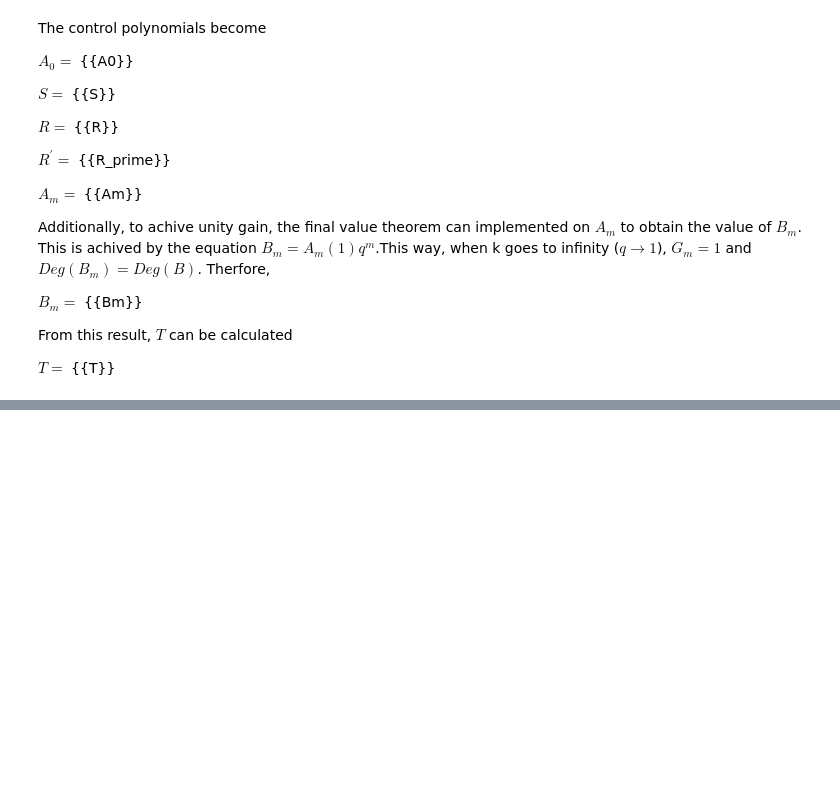
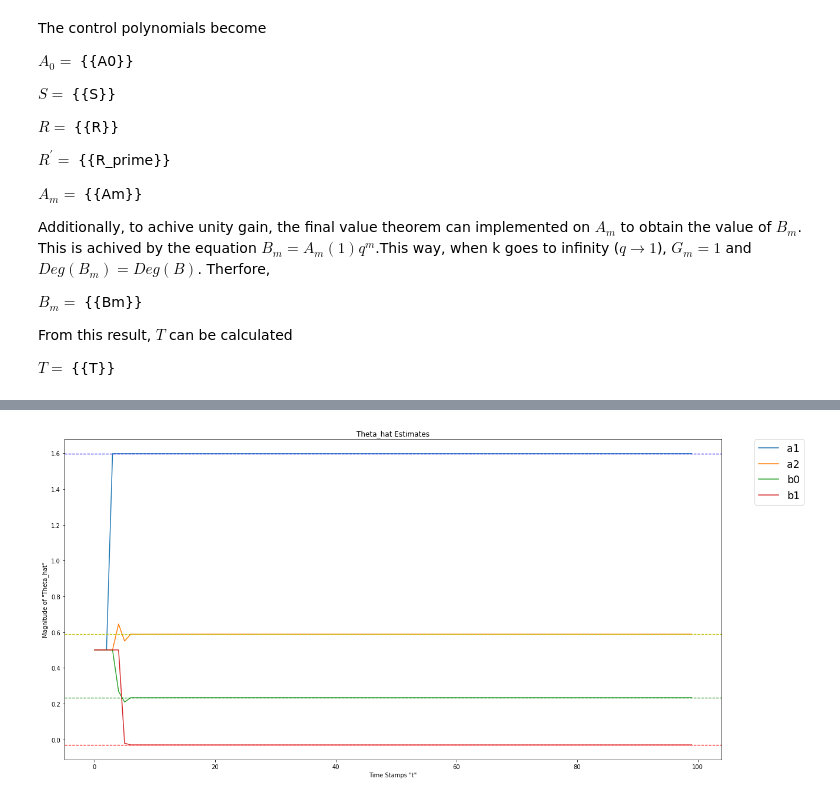
Before and after one commit to cplan082-tech/Adaptive_Control, a Jupyter notebook: assignments/A2/Clive_Plante_hw2.ipynb, the cells around one changed output, grey strips where cells are left out. Cells and saved outputs as stored; diff of their text form; code cells hidden in the pictures; blank space fills up the shorter version.

```diff
--- a/assignments/A2/Clive_Plante_hw2.ipynb
+++ b/assignments/A2/Clive_Plante_hw2.ipynb
@@ -685,0 +758,12 @@ $T =\;${{T}}
+# %%
+TR = simplify(T/R)
+SR = simplify(S/R)
+
+obj_TR = numden_coeff(TR, q)
+obj_SR = numden_coeff(SR, q)
+
+aTR = obj_TR.lst_denum_coeff
+bTR = obj_TR.lst_num_coeff
+
+aSR = obj_SR.lst_denum_coeff
+bSR = obj_SR.lst_num_coeff
@@ -685,0 +786,5 @@ $T =\;${{T}}
+# %%
+u_k, u_k_1, uc_k, y_k, y_k_1, y_k_2 = sp.symbols('u(k) u(k-1) u_{c}(k) y(k) y(k-1) y(k-2)')
+
+uk = -u_k_1*aTR[1] + uc_k*bTR[0] - y_k*bSR[0] - y_k_1*bSR[1]
+uk
@@ -685,0 +793,79 @@ $T =\;${{T}}
+# %%
+# Tunable components vvvvvvvvvvvvvvvvvvvvvvvvvvvvvvvv
+sample_depth = 100
+starting_samples = 2
+
+# starting estimate for plant parameters
+est = 0.5
+
+lam = 1 # forgeting factor lambda
+
+# model parameters
+a_m1 = -0.2707
+a_m2 = 0.01832
+
+# true plant parameters
+a_1 = -0.503215
+a_2 = 0.0497871
+b_0 = 1.59831
+b_1 = 0.587984
+
+r_1_p = b_1
+s_0_p = (-a_1 + a_m1)
+s_1_p = (-a_2 + a_m2)
+
+theta0 = np.array([b_0, r_1_p, s_0_p, s_1_p]).reshape(-1,1)
+
+# Tunable components ^^^^^^^^^^^^^^^^^^^^^^^^^^^^^^^^
+
+theta_hat = [np.array([est]*len(theta0)).reshape(-1,1) for _ in range(starting_samples)]
+
+uk_subd = uk.subs([(am1, a_m1), (am2, a_m2)])
+uk_func = sp.lambdify([u_k_1, uc_k, y_k, y_k_1, r1, s0, s1, t0], uk_subd)
+
+sample_range = range(sample_depth)
+t = [i for i in sample_range]
+u_c = np.ones(sample_depth)
+u_c[np.where([m.sin(t[i]*m.pi/20)<=0 for i in sample_range])] = 0
+
+y = [0]*starting_samples
+u = [0]*starting_samples
+
+yf = [0]*starting_samples
+uf = [0]*starting_samples
+
+
+I = np.identity(len(theta0))
+p = 1000*I
+
+for k in range(starting_samples ,sample_depth):
+    phi = np.array([uf[-1], uf[-2], -yf[-1], -yf[-2]]).reshape(-1,1)
+
+    y.append(np.reshape(phi.T@theta0, ()))
+    K = p@phi@inv(lam + phi.T@p@phi)
+    p = (I - K@phi.T)@p/lam
+    theta_hat.append(theta_hat[-1] + K*(y[k] - phi.T@theta_hat[-1]))
+
+    r1 = theta_hat[-1][1]/theta_hat[-1][0]
+    s0 = theta_hat[-1][2]/theta_hat[-1][0]
+    s1 = theta_hat[-1][3]/theta_hat[-1][0]
+    t0 = (a_m1*a_m2 + 1)/theta_hat[-1][0]
+
+    u.append(np.reshape(uk_func(u[k-1], u_c[k], y[k], y[k-1],
+                                r1, s0, s1, t0), ()))
+
+    uf.append(-a_m1*uf[k-1] - a_m2*uf[k-2] + u[k])
+    yf.append(-a_m1*yf[k-1] - a_m2*yf[k-2] + y[k])
+
+df_theta = pd.DataFrame(np.asarray(theta_hat).reshape(-1,4,), columns=['a1', 'a2', 'b0', 'b1'])
+
+theta_hat_ploter(df_theta, theta0, 'Theta_hat Estimates')
+
+plt.step(t, u)
+plt.grid()
+plt.show()
+
+plt.plot(t, y)
+plt.plot(t, u_c)
+# %% [output]
+[figure, added]
```
Also changed, not shown: parts of 24 cells of this notebook, 1 other file.
